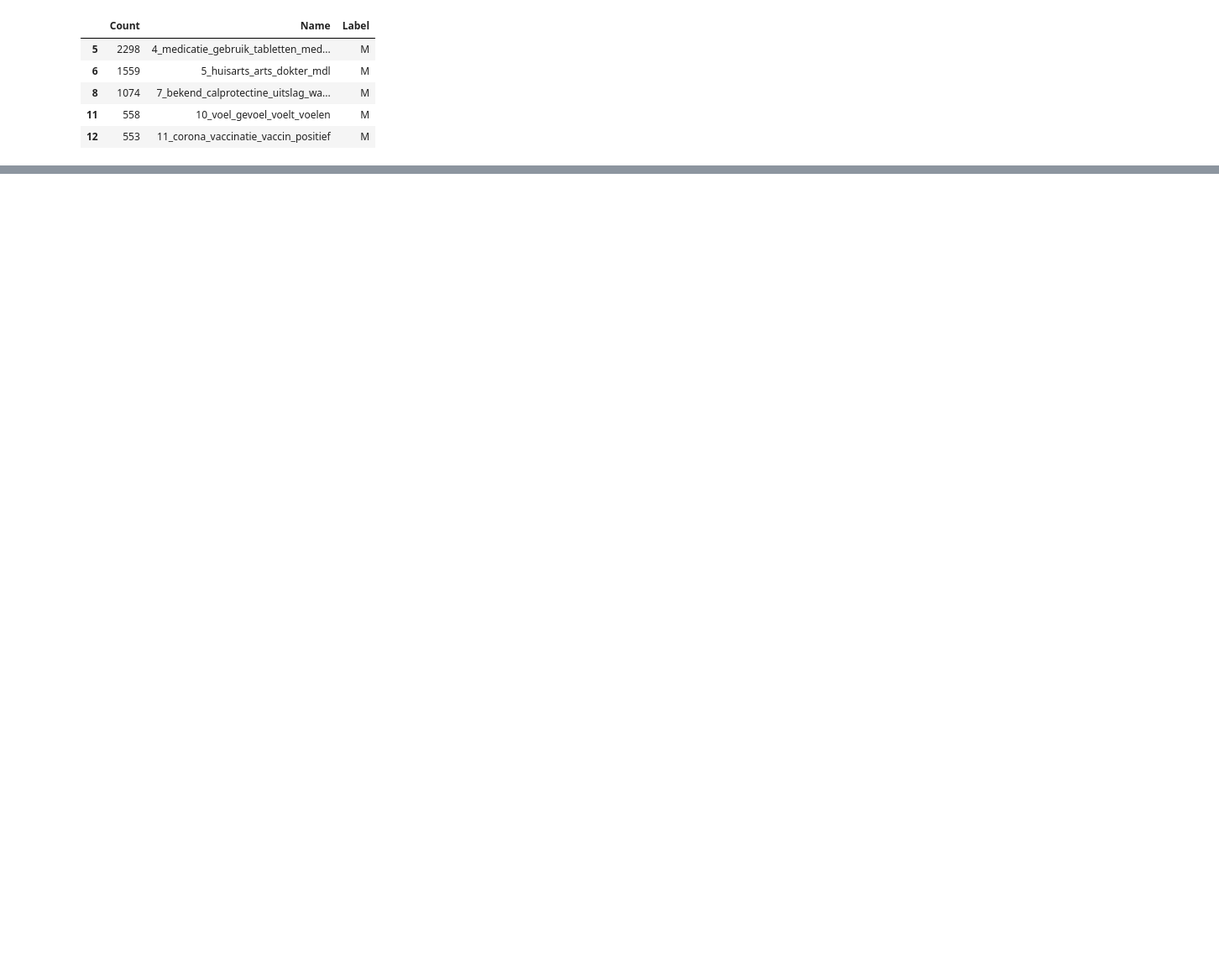
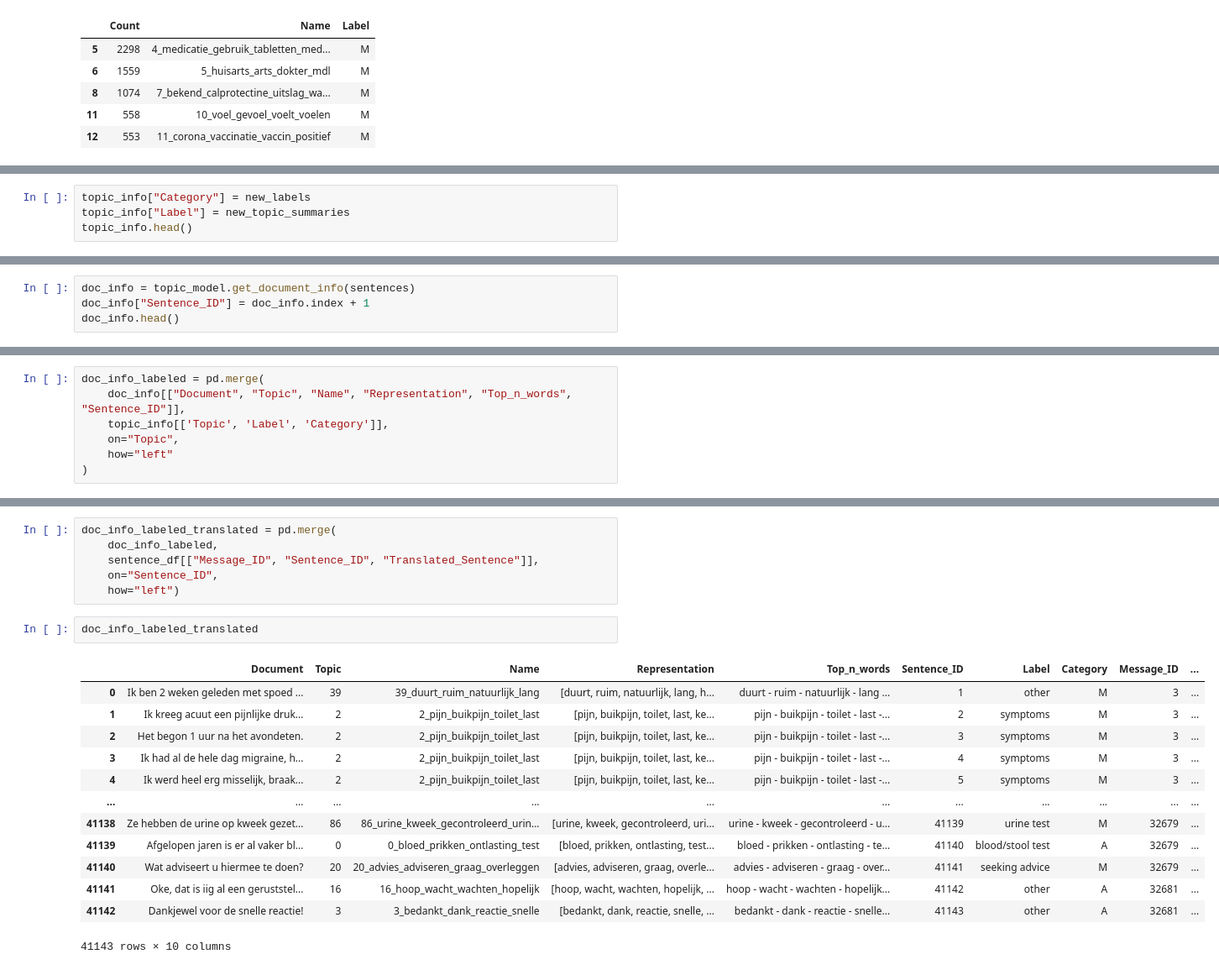
Before and after one commit to MaastrichtU-CDS/MyIBDcoachNLP, a Jupyter notebook: notebooks/analysis_of_sentences/sentencetransformer_new_input.ipynb, the cells around one changed output, grey strips where cells are left out. Shown at 84% size. Saved outputs shown, nothing was run; the diff lists cells and outputs as text; blank space fills up the shorter version.

```diff
--- a/notebooks/analysis_of_sentences/sentencetransformer_new_input.ipynb
+++ b/notebooks/analysis_of_sentences/sentencetransformer_new_input.ipynb
@@ -1494,0 +1514,4 @@ df.head()
+# %%
+topic_info["Category"] = new_labels
+topic_info["Label"] = new_topic_summaries
+topic_info.head()
@@ -1494,0 +1542,4 @@ df.head()
+# %%
+doc_info = topic_model.get_document_info(sentences)
+doc_info["Sentence_ID"] = doc_info.index + 1
+doc_info.head()
@@ -1515,0 +1609,7 @@ NameError: name 'doc_info' is not defined
+# %%
+doc_info_labeled = pd.merge(
+    doc_info[["Document", "Topic", "Name", "Representation", "Top_n_words", "Sentence_ID"]],
+    topic_info[['Topic', 'Label', 'Category']],
+    on="Topic",
+    how="left"
+)
@@ -1515,0 +1630,22 @@ NameError: name 'doc_info' is not defined
+# %%
+doc_info_labeled_translated = pd.merge(
+    doc_info_labeled,
+    sentence_df[["Message_ID", "Sentence_ID", "Translated_Sentence"]],
+    on="Sentence_ID",
+    how="left")
+# %%
+doc_info_labeled_translated
+# %% [output]
+|  | Document | Topic | Name | Representation | Top_n_words | Sentence_ID | Label | Category | Message_ID | ... |
+| 0 | Ik ben 2 weken geleden met spoed ... | 39 | 39_duurt_ruim_natuurlijk_lang | [duurt, ruim, natuurlijk, lang, h... | duurt - ruim - natuurlijk - lang ... | 1 | other | M | 3 | ... |
+| 1 | Ik kreeg acuut een pijnlijke druk... | 2 | 2_pijn_buikpijn_toilet_last | [pijn, buikpijn, toilet, last, ke... | pijn - buikpijn - toilet - last -... | 2 | symptoms | M | 3 | ... |
+| 2 | Het begon 1 uur na het avondeten. | 2 | 2_pijn_buikpijn_toilet_last | [pijn, buikpijn, toilet, last, ke... | pijn - buikpijn - toilet - last -... | 3 | symptoms | M | 3 | ... |
+| 3 | Ik had al de hele dag migraine, h... | 2 | 2_pijn_buikpijn_toilet_last | [pijn, buikpijn, toilet, last, ke... | pijn - buikpijn - toilet - last -... | 4 | symptoms | M | 3 | ... |
+| 4 | Ik werd heel erg misselijk, braak... | 2 | 2_pijn_buikpijn_toilet_last | [pijn, buikpijn, toilet, last, ke... | pijn - buikpijn - toilet - last -... | 5 | symptoms | M | 3 | ... |
+| ... | ... | ... | ... | ... | ... | ... | ... | ... | ... | ... |
+| 41138 | Ze hebben de urine op kweek gezet... | 86 | 86_urine_kweek_gecontroleerd_urin... | [urine, kweek, gecontroleerd, uri... | urine - kweek - gecontroleerd - u... | 41139 | urine test | M | 32679 | ... |
+| 41139 | Afgelopen jaren is er al vaker bl... | 0 | 0_bloed_prikken_ontlasting_test | [bloed, prikken, ontlasting, test... | bloed - prikken - ontlasting - te... | 41140 | blood/stool test | A | 32679 | ... |
+| 41140 | Wat adviseert u hiermee te doen? | 20 | 20_advies_adviseren_graag_overleggen | [advies, adviseren, graag, overle... | advies - adviseren - graag - over... | 41141 | seeking advice | M | 32679 | ... |
+| 41141 | Oke, dat is iig al een geruststel... | 16 | 16_hoop_wacht_wachten_hopelijk | [hoop, wacht, wachten, hopelijk, ... | hoop - wacht - wachten - hopelijk... | 41142 | other | A | 32681 | ... |
+| 41142 | Dankjewel voor de snelle reactie! | 3 | 3_bedankt_dank_reactie_snelle | [bedankt, dank, reactie, snelle, ... | bedankt - dank - reactie - snelle... | 41143 | other | A | 32681 | ... |
+41143 rows × 10 columns
```
Also changed, not shown: parts of 41 cells of this notebook, 5 other files.
